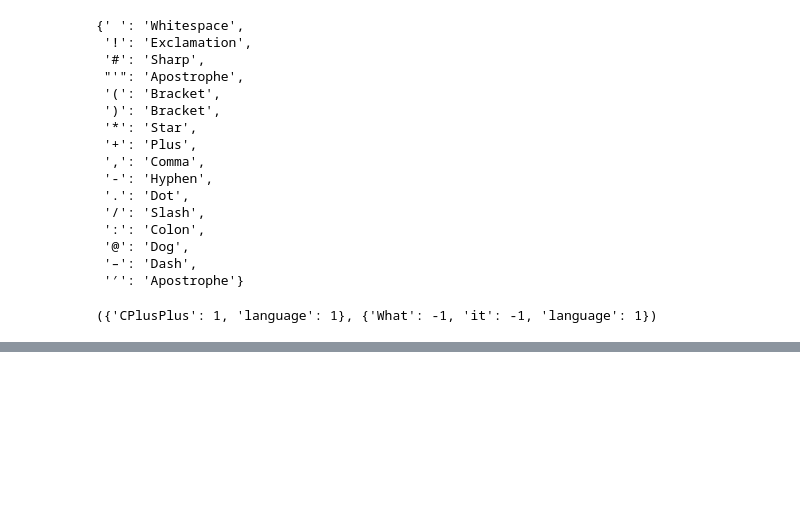
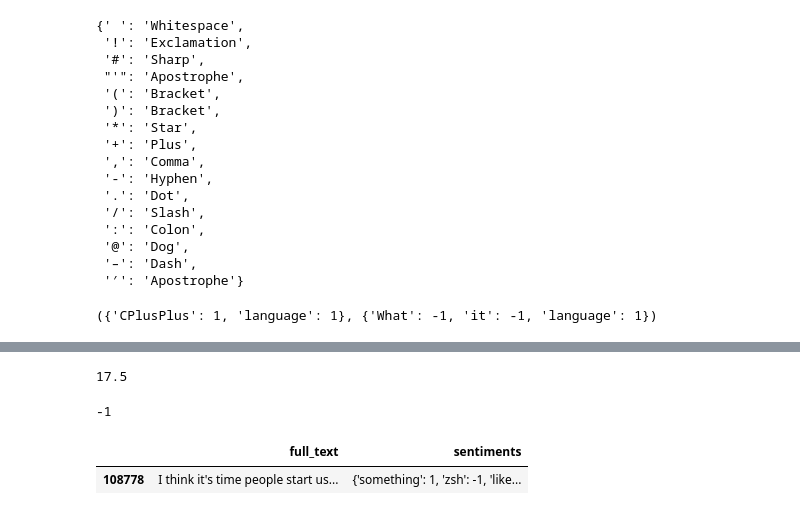
Before and after one commit to yungyong/coursework-HSE-2019, a Jupyter notebook: Hacker_News_simple_sentiment_analysis.ipynb, the cells around one changed output, grey strips where cells are left out. Drawn from its saved outputs; the diff is of its cells as text; code cells hidden in the pictures; blank space fills up the shorter version.

```diff
--- a/Hacker_News_simple_sentiment_analysis.ipynb
+++ b/Hacker_News_simple_sentiment_analysis.ipynb
@@ -259,0 +330,8 @@ for local_sent_dict in fin_df['sentiments']:
+# %%
+final_sent_dict['CPlusPlus']
+# %% [output]
+17.5
+# %%
+final_sent_dict['zsh']
+# %% [output]
+-1
@@ -259,0 +340,5 @@ for local_sent_dict in fin_df['sentiments']:
+# %%
+fin_df[fin_df['sentiments'].apply(lambda x: 'zsh' in x.keys())][['full_text', 'sentiments']]
+# %% [output]
+|  | full_text | sentiments |
+| 108778 | I think it's time people start us... | {'something': 1, 'zsh': -1, 'like... |
```
Also changed, not shown: parts of 21 cells of this notebook.
